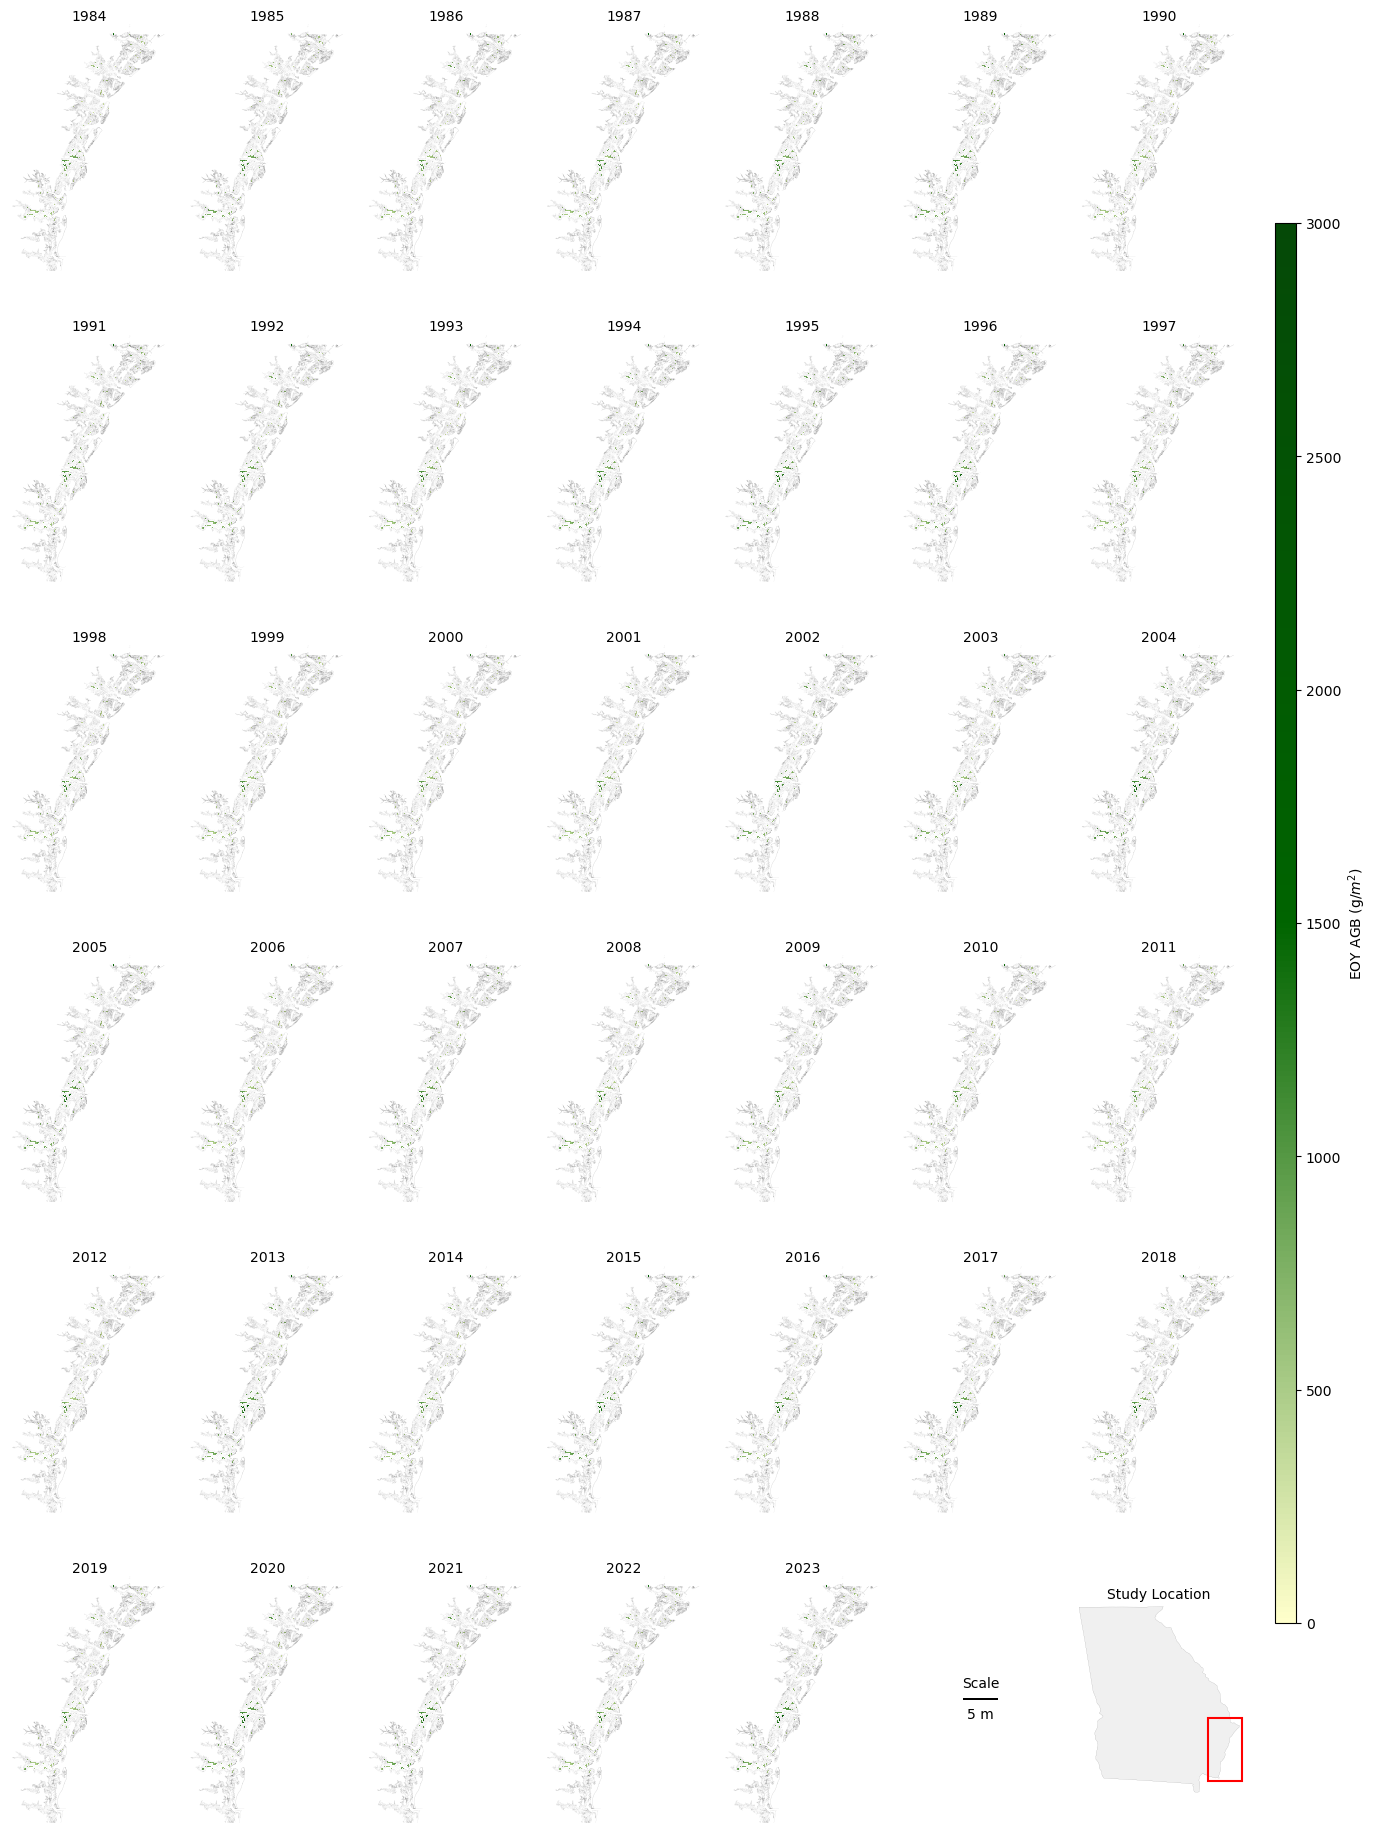
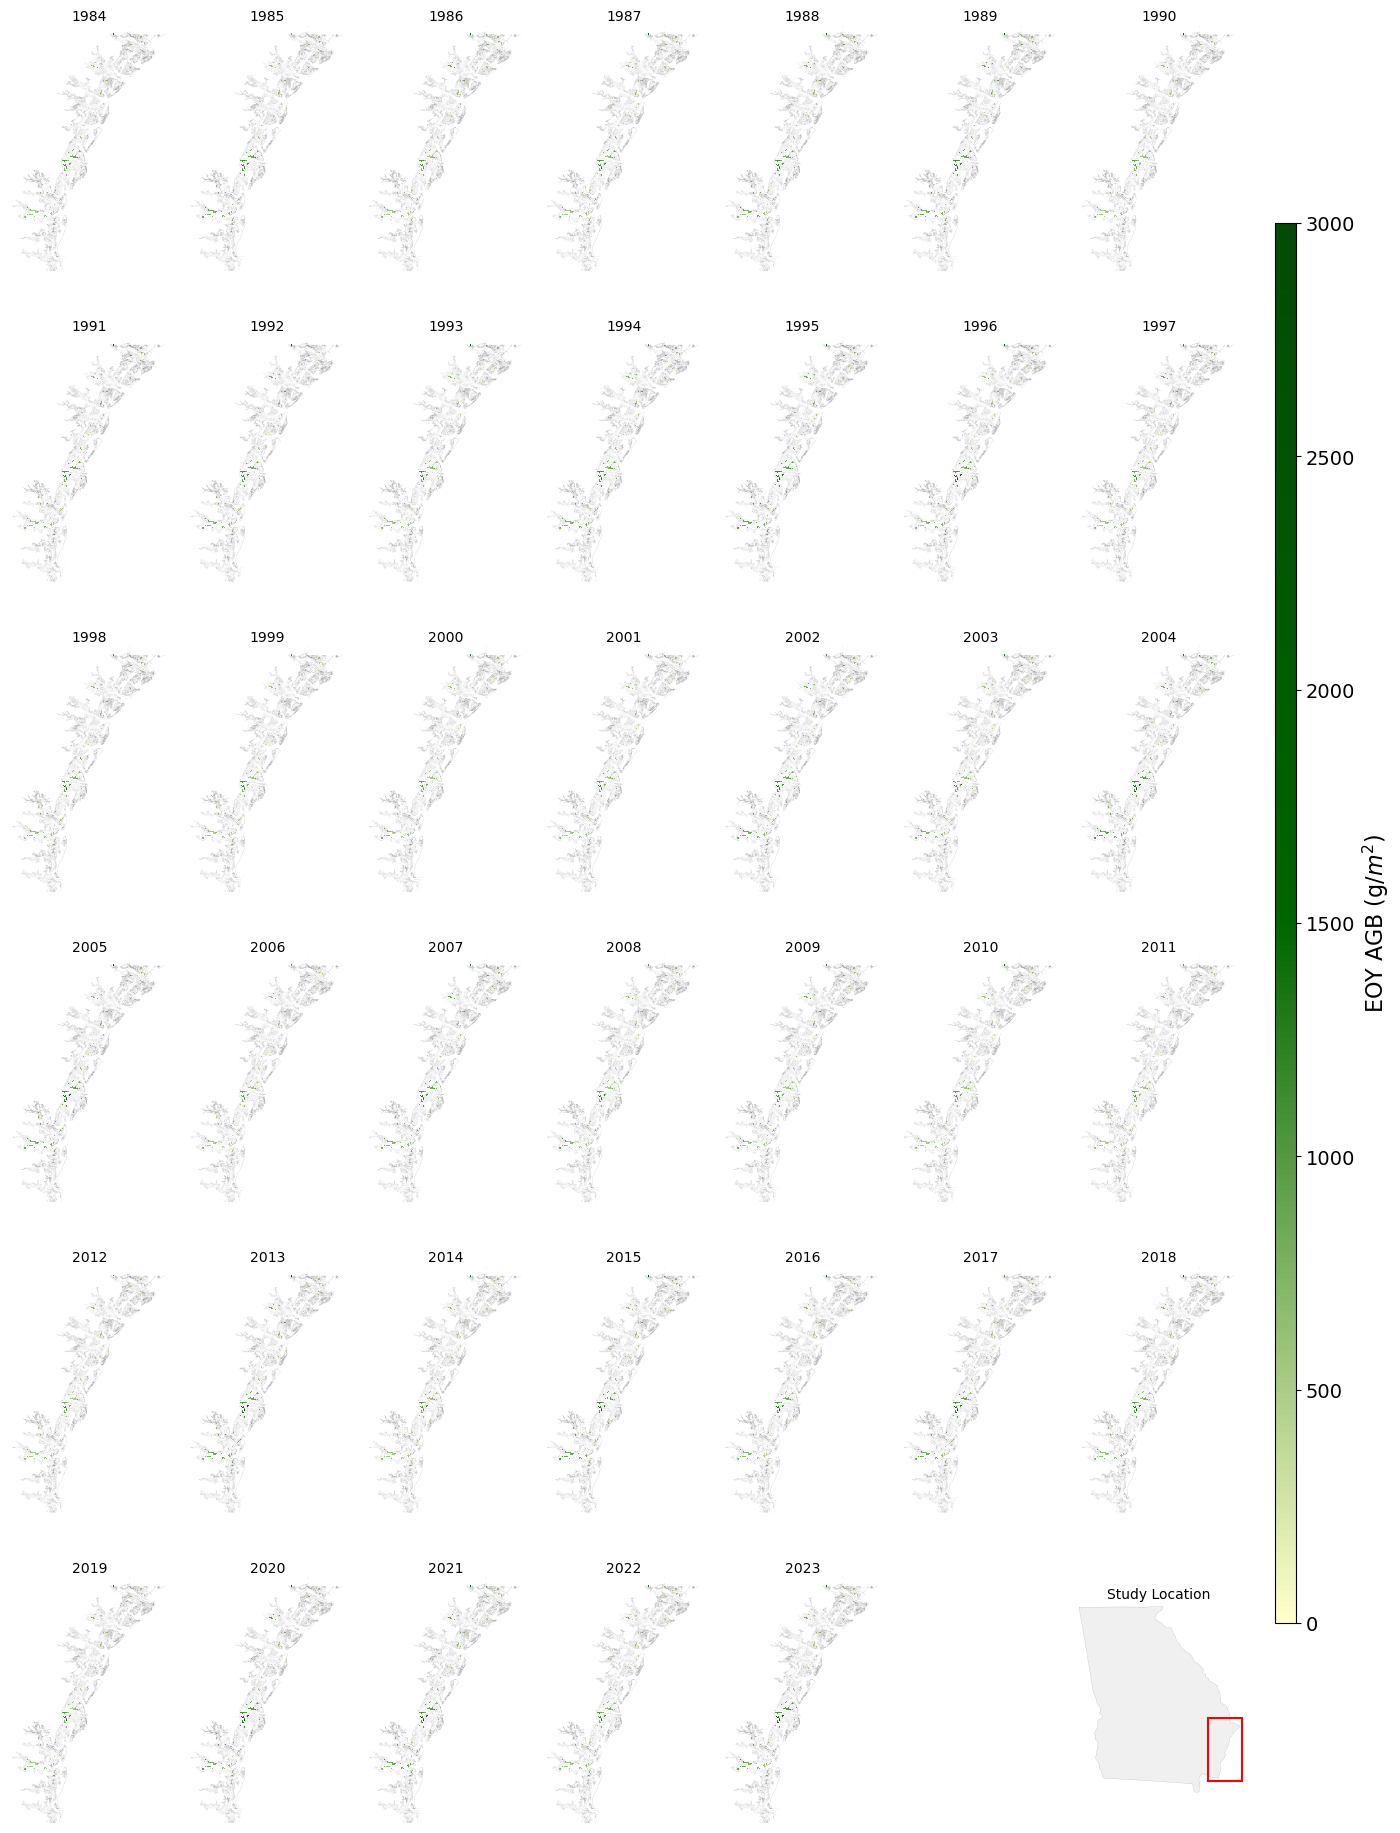
The notebook cell's code change between the first figure and the second:
--- before
+++ after
@@ -96,5 +96,5 @@
 # We turn off panel 40 entirely, and use panel 41 as the host for the Georgia locator map.
 # axes_flat[40].axis('off') 
-ax_scale = axes_flat[40] # Use the 41st slot for the scale bar
+'''ax_scale = axes_flat[40] # Use the 41st slot for the scale bar
 ax_scale.axis('off')
 
@@ -103,10 +103,13 @@
 
 # Add it to the empty axis slot
-ax_scale.add_artist(scalebar)
+ax_scale.add_artist(scalebar)'''
+
+ax_scale = axes_flat[40] # Use the 41st slot for the scale bar
+ax_scale.axis('off')
 
 ax_inset_host = axes_flat[41]
 ax_inset_host.axis('off') # Clean host background
 
-# Create the inset directly over the empty panel slot space
+''# Create the inset directly over the empty panel slot space
 # Making it width/height "100%" fills the empty panel slot perfectly
 ax_inset = inset_axes(ax_inset_host, width="100%", height="100%", loc='center')
@@ -132,5 +135,7 @@
 im = axes_flat[0].get_images()[0]
 cbar_ax = fig.add_axes([0.93, 0.15, 0.015, 0.7]) # Adjust right margin positioning
-fig.colorbar(im, cax=cbar_ax, label='EOY AGB (g/$m^2$)')
+cbar = fig.colorbar(im, cax=cbar_ax, label='EOY AGB (g/$m^2$)')
+cbar.ax.set_ylabel('EOY AGB (g/$m^2$)', fontsize=16)
+cbar.ax.tick_params(labelsize=14)
 
 plt.subplots_adjust(right=0.91, left=0.02, bottom=0.05, top=0.95, wspace=0.01, hspace=0.25)

Commit: Updates to biomass modeling